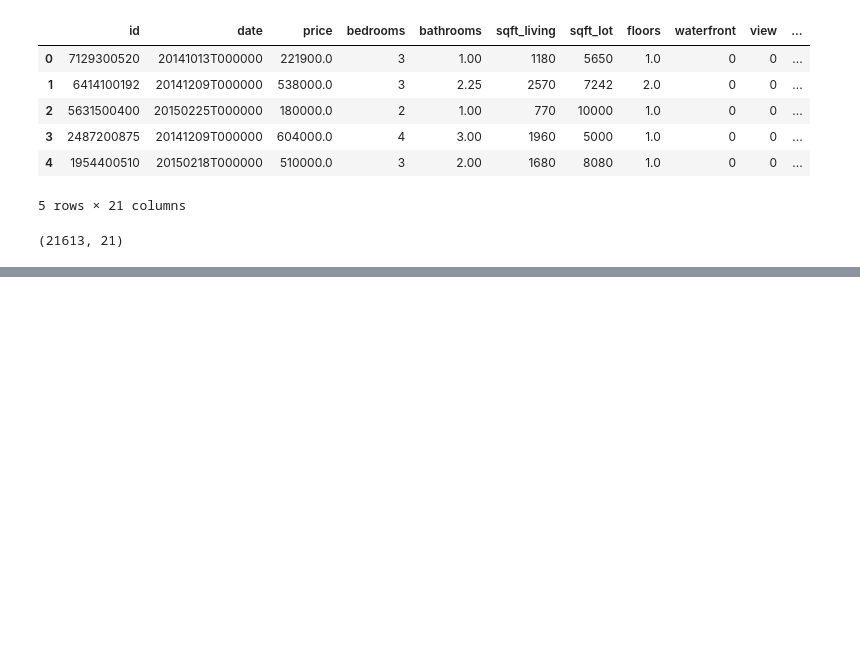
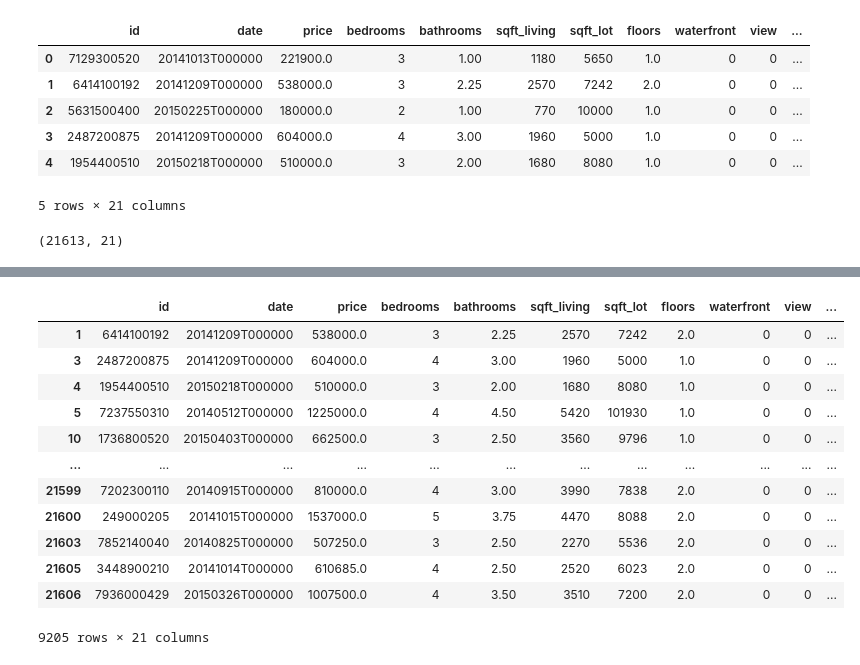
Before and after one commit to rodrigoalmeida2/Data-Science, a Jupyter notebook: projetos python/Casas/Análise de dados.ipynb, the cells around one changed output, grey strips where cells are left out. Drawn from its saved outputs; the diff is of its cells as text; code cells hidden in the pictures; blank space fills up the shorter version.

```diff
--- a/projetos python/Casas/Análise de dados.ipynb
+++ b/projetos python/Casas/Análise de dados.ipynb
@@ -43,0 +43,16 @@ ax
+# %%
+dados[dados['price'] >= 500000]
+# %% [output]
+|  | id | date | price | bedrooms | bathrooms | sqft_living | sqft_lot | floors | waterfront | view | ... |
+| 1 | 6414100192 | 20141209T000000 | 538000.0 | 3 | 2.25 | 2570 | 7242 | 2.0 | 0 | 0 | ... |
+| 3 | 2487200875 | 20141209T000000 | 604000.0 | 4 | 3.00 | 1960 | 5000 | 1.0 | 0 | 0 | ... |
+| 4 | 1954400510 | 20150218T000000 | 510000.0 | 3 | 2.00 | 1680 | 8080 | 1.0 | 0 | 0 | ... |
+| 5 | 7237550310 | 20140512T000000 | 1225000.0 | 4 | 4.50 | 5420 | 101930 | 1.0 | 0 | 0 | ... |
+| 10 | 1736800520 | 20150403T000000 | 662500.0 | 3 | 2.50 | 3560 | 9796 | 1.0 | 0 | 0 | ... |
+| ... | ... | ... | ... | ... | ... | ... | ... | ... | ... | ... | ... |
+| 21599 | 7202300110 | 20140915T000000 | 810000.0 | 4 | 3.00 | 3990 | 7838 | 2.0 | 0 | 0 | ... |
+| 21600 | 249000205 | 20141015T000000 | 1537000.0 | 5 | 3.75 | 4470 | 8088 | 2.0 | 0 | 0 | ... |
+| 21603 | 7852140040 | 20140825T000000 | 507250.0 | 3 | 2.50 | 2270 | 5536 | 2.0 | 0 | 0 | ... |
+| 21605 | 3448900210 | 20141014T000000 | 610685.0 | 4 | 2.50 | 2520 | 6023 | 2.0 | 0 | 0 | ... |
+| 21606 | 7936000429 | 20150326T000000 | 1007500.0 | 4 | 3.50 | 3510 | 7200 | 2.0 | 0 | 0 | ... |
+9205 rows × 21 columns
```
Also changed, not shown: parts of 10 cells of this notebook, 2 other files.
